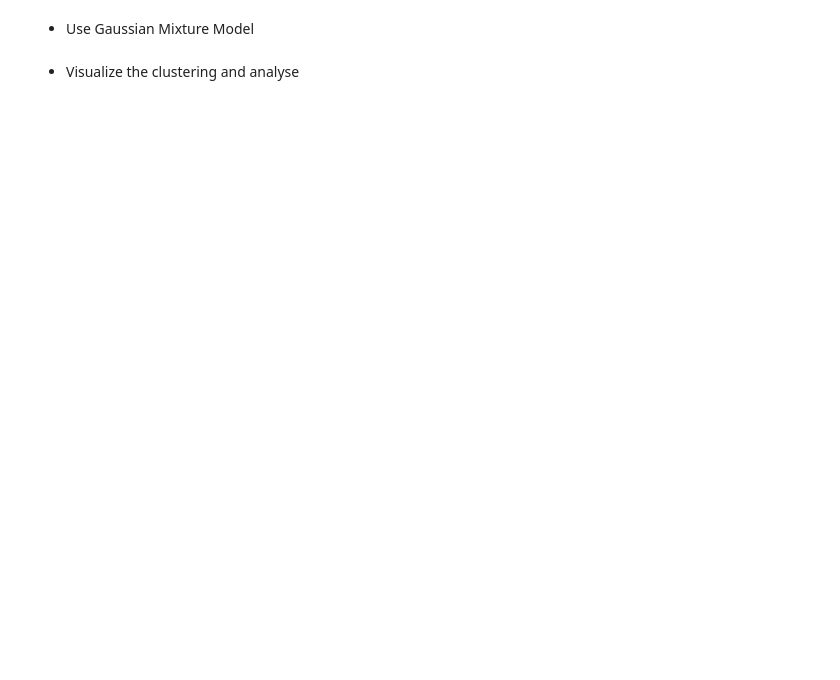
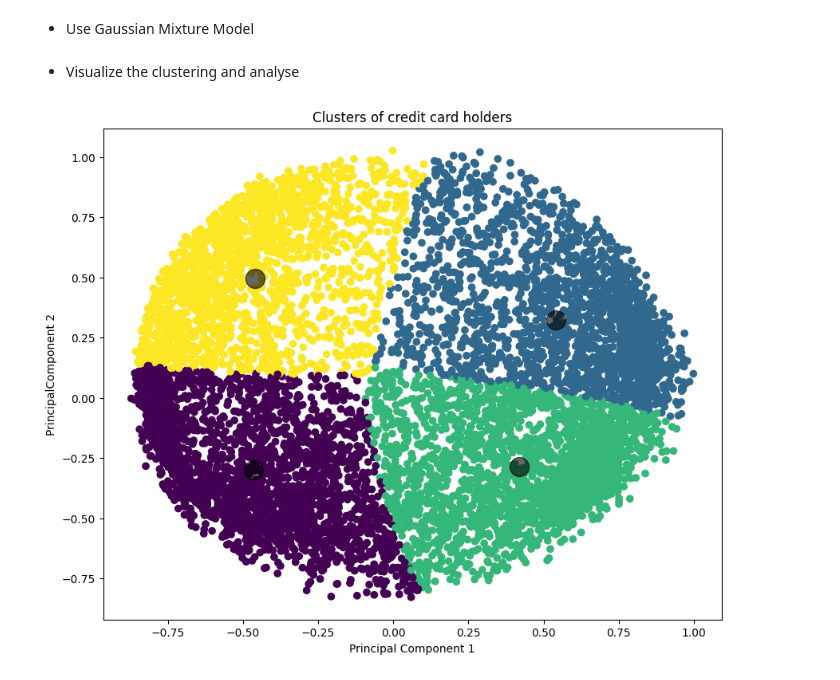
Before and after one commit to peyman886/machine-learning-coursework, a Jupyter notebook: Bahrak 1402-1/HomeWork/HW06/Machine_Learning_HW06.ipynb, the cells around one changed output. Saved outputs shown, nothing was run; the diff lists cells and outputs as text; code cells hidden in the pictures; blank space fills up the shorter version.

```diff
--- a/Bahrak 1402-1/HomeWork/HW06/Machine_Learning_HW06.ipynb
+++ b/Bahrak 1402-1/HomeWork/HW06/Machine_Learning_HW06.ipynb
@@ -659,0 +695,6 @@ from sklearn import metrics
+# %%
+file_path = 'CC_GENERAL.csv'
+data = pd.read_csv(file_path)
+
+# Display the first few rows of the dataframe
+data
@@ -663,0 +717,19 @@ from sklearn import metrics
+# %%
+# Dropping the CUST_ID column as it is categorical and not needed for clustering
+data.drop('CUST_ID', axis=1, inplace=True)
+
+# Handling missing values
+data.fillna(method ='ffill', inplace=True)
+
+# Standardize data
+scaler = StandardScaler()
+scaled_data = scaler.fit_transform(data)
+
+# Normalize data
+normalized_data = normalize(scaled_data)
+
+# Reduce dimensions using PCA
+pca = PCA(n_components=2)
+reduced_data = pca.fit_transform(normalized_data)
+reduced_data = pd.DataFrame(reduced_data, columns=['PC1', 'PC2'])
+reduced_data
@@ -668,2 +777,13 @@ from sklearn import metrics
+# %%
+# Gaussian Mixture Model
+gmm = GaussianMixture(n_components=4) # You can choose the number of components
+gmm.fit(reduced_data)
+
+# Predicting the clusters
+labels = gmm.predict(reduced_data)
+reduced_data['Cluster'] = labels
+
+# Getting the cluster centers
+centers = gmm.means_
 # %% [markdown]
 - Visualize the clustering and analyse
@@ -671,0 +790,11 @@ from sklearn import metrics
+# %%
+# Visualize the clustering
+plt.figure(figsize=(10, 8))
+plt.scatter(reduced_data['PC1'], reduced_data['PC2'], c=reduced_data['Cluster'], cmap='viridis', marker='o')
+plt.scatter(centers[:, 0], centers[:, 1], c='black', s=300, alpha=0.6)
+plt.title('Clusters of credit card holders')
+plt.xlabel('Principal Component 1')
+plt.ylabel('PrincipalComponent 2')
+plt.show()
+# %% [output]
+[figure, added]
```
Also changed, not shown: parts of 18 cells of this notebook.
